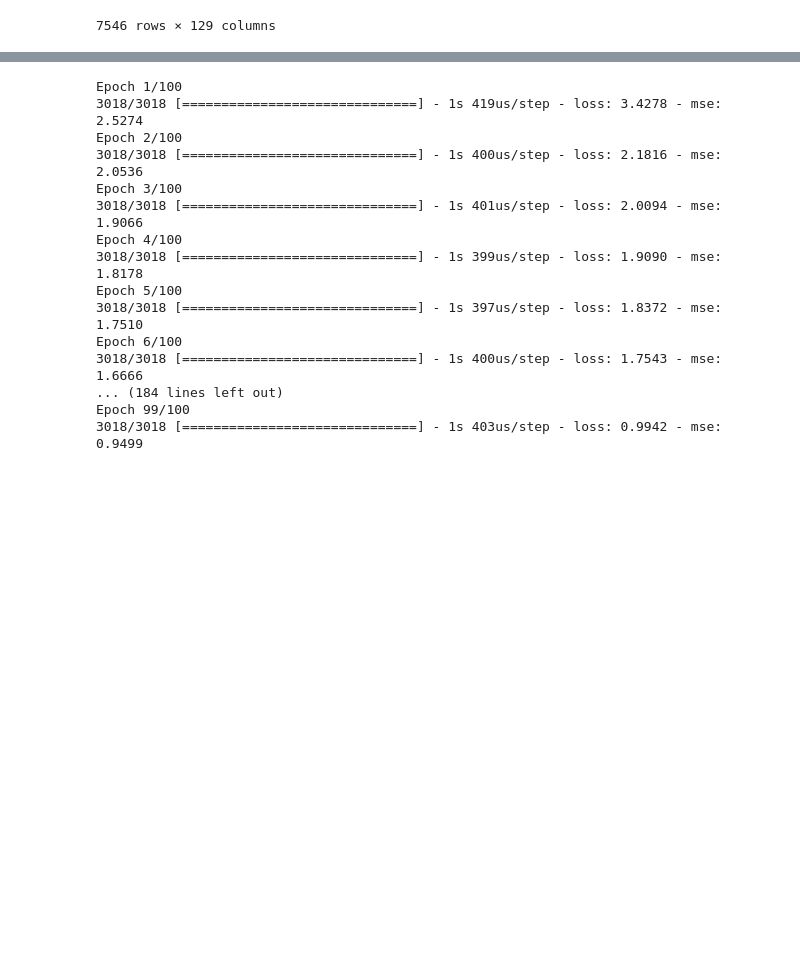
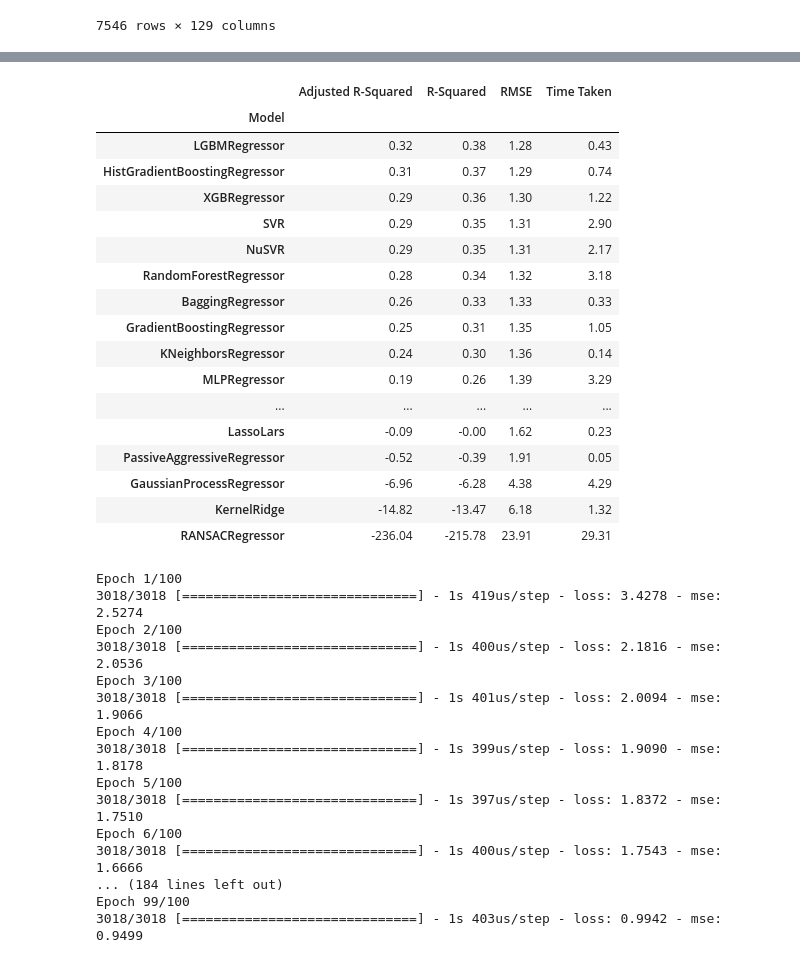
Before and after one commit to Curtis-Wu/Computational-Drug-Discovery-Webapp, a Jupyter notebook: models/acetylcholinesterase/ANN.ipynb, the cells around one changed output, grey strips where cells are left out. Drawn from its saved outputs; the diff is of its cells as text; code cells hidden in the pictures; blank space fills up the shorter version.

```diff
--- a/models/acetylcholinesterase/ANN.ipynb
+++ b/models/acetylcholinesterase/ANN.ipynb
@@ -94,3 +139,24 @@ X_train, X_test, y_train, y_test = train_test_split(X_corrdel, Y, test_size=0.2,
+# %%
+models_test
+# %% [output]
+|  | Adjusted R-Squared | R-Squared | RMSE | Time Taken |
+| Model |  |  |  |  |
+| LGBMRegressor | 0.32 | 0.38 | 1.28 | 0.43 |
+| HistGradientBoostingRegressor | 0.31 | 0.37 | 1.29 | 0.74 |
+| XGBRegressor | 0.29 | 0.36 | 1.30 | 1.22 |
+| SVR | 0.29 | 0.35 | 1.31 | 2.90 |
+| NuSVR | 0.29 | 0.35 | 1.31 | 2.17 |
+| RandomForestRegressor | 0.28 | 0.34 | 1.32 | 3.18 |
+| BaggingRegressor | 0.26 | 0.33 | 1.33 | 0.33 |
+| GradientBoostingRegressor | 0.25 | 0.31 | 1.35 | 1.05 |
+| KNeighborsRegressor | 0.24 | 0.30 | 1.36 | 0.14 |
+| MLPRegressor | 0.19 | 0.26 | 1.39 | 3.29 |
+| ... | ... | ... | ... | ... |
+| LassoLars | -0.09 | -0.00 | 1.62 | 0.23 |
+| PassiveAggressiveRegressor | -0.52 | -0.39 | 1.91 | 0.05 |
+| GaussianProcessRegressor | -6.96 | -6.28 | 4.38 | 4.29 |
+| KernelRidge | -14.82 | -13.47 | 6.18 | 1.32 |
+| RANSACRegressor | -236.04 | -215.78 | 23.91 | 29.31 |
 # %%
 model = Sequential()
 model.add(Dense(256, activation='relu', input_shape=(129,)))
```
Also changed, not shown: parts of 5 cells of this notebook, 5 other files.
